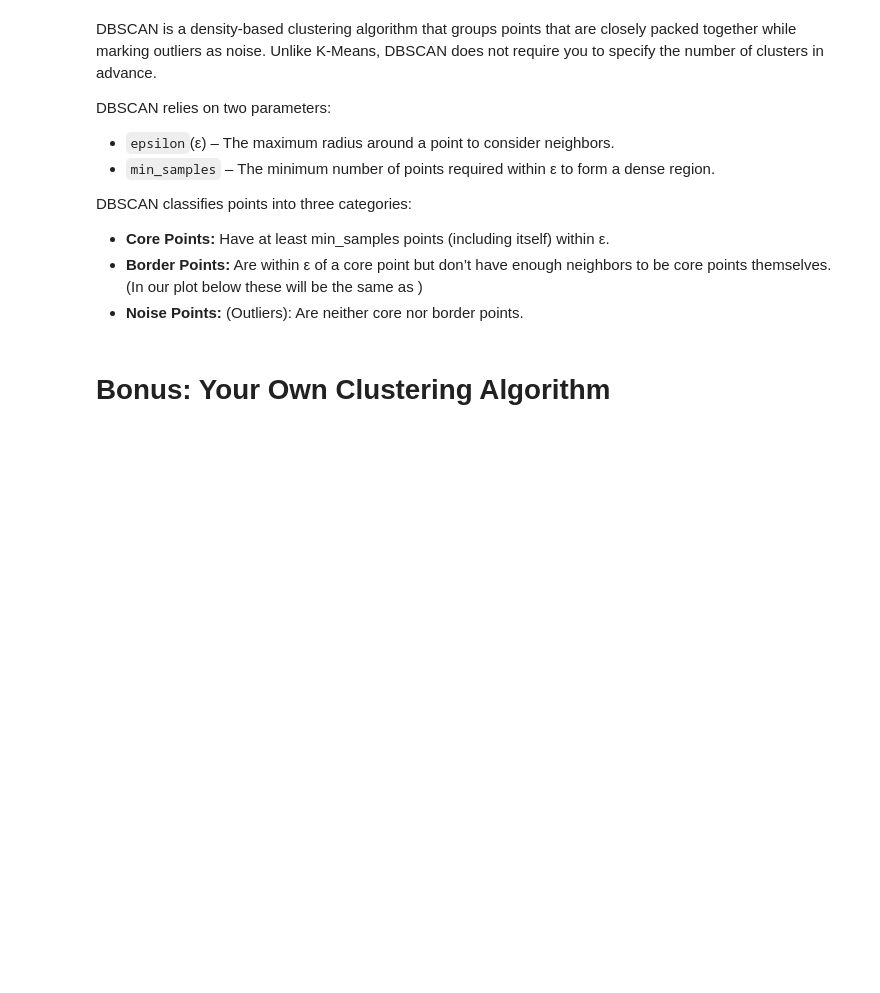
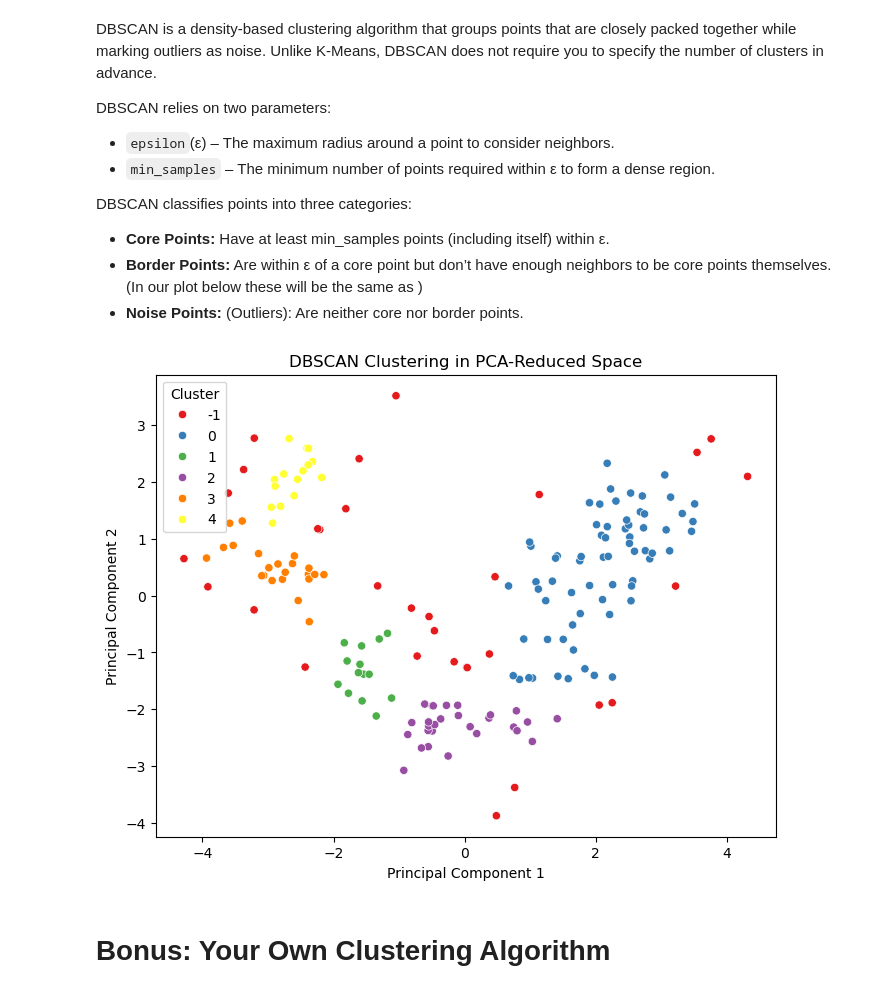
Before and after one commit to mona-borth/Hertie_ML_2025_Labs, a Jupyter notebook: lab6.ipynb, the cells around one changed output. Saved outputs shown, nothing was run; the diff lists cells and outputs as text; code cells hidden in the pictures; blank space fills up the shorter version.

```diff
--- a/lab6.ipynb
+++ b/lab6.ipynb
@@ -117,5 +160,5 @@ DBSCAN classifies points into three categories:
 - **Noise Points:** (Outliers): Are neither core nor border points.
 # %%
 # If you are getting strange results, try changing the PCA components
-#pca = PCA(n_components=2)
-#X_pca = pca.fit_transform(X_scaled)
+pca = PCA(n_components=2)
+X_pca = pca.fit_transform(X_scaled)
@@ -126,3 +165,16 @@ DBSCAN classifies points into three categories:
+# %%
+dbscan = DBSCAN(eps=0.5, min_samples=5)
+clusters_db = dbscan.fit_predict(X_pca)
+# %%
+plt.figure(figsize=(8, 6))
+sns.scatterplot(x=X_pca[:, 0], y=X_pca[:, 1], hue=clusters_db, palette='Set1')
+plt.xlabel("Principal Component 1")
+plt.ylabel("Principal Component 2")
+plt.title("DBSCAN Clustering in PCA-Reduced Space")
+plt.legend(title="Cluster")
+plt.show()
+# %% [output]
+[figure, added]
 # %% [markdown]
 # Bonus: Your Own Clustering Algorithm
 # %% [markdown]
```
Also changed, not shown: parts of 14 cells of this notebook.
